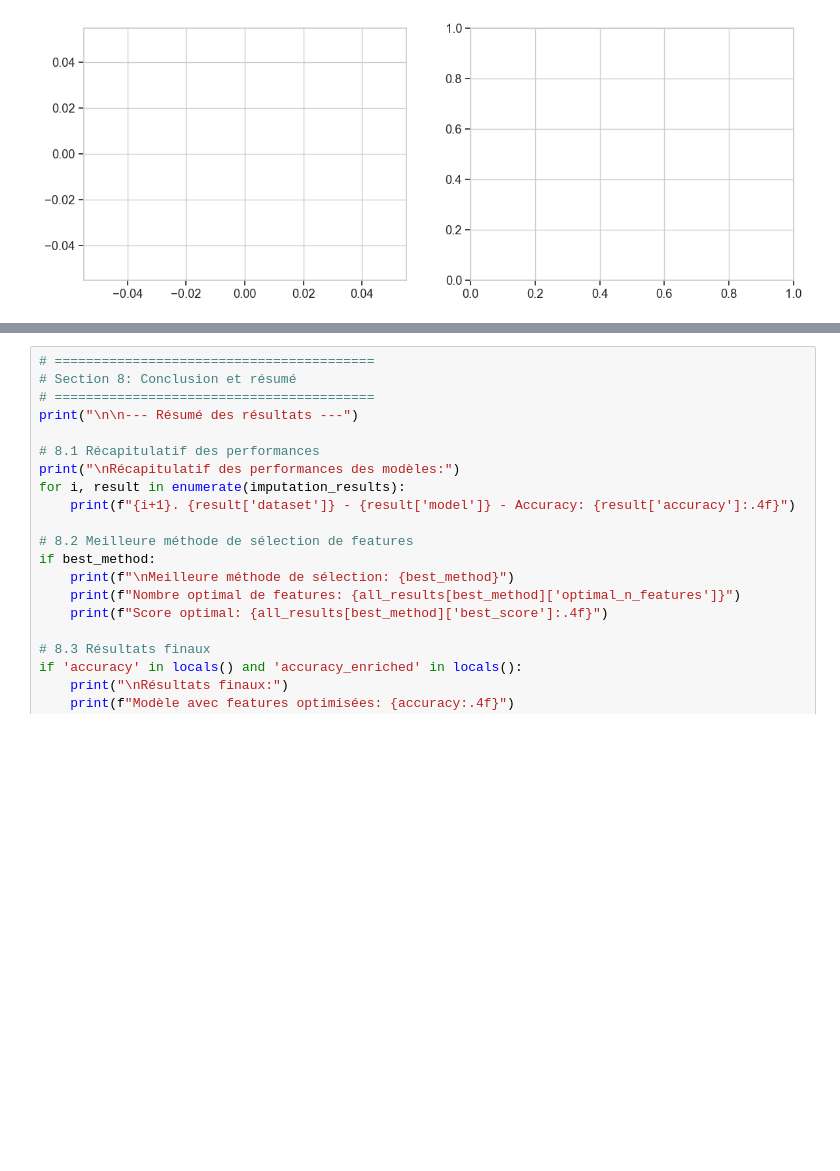
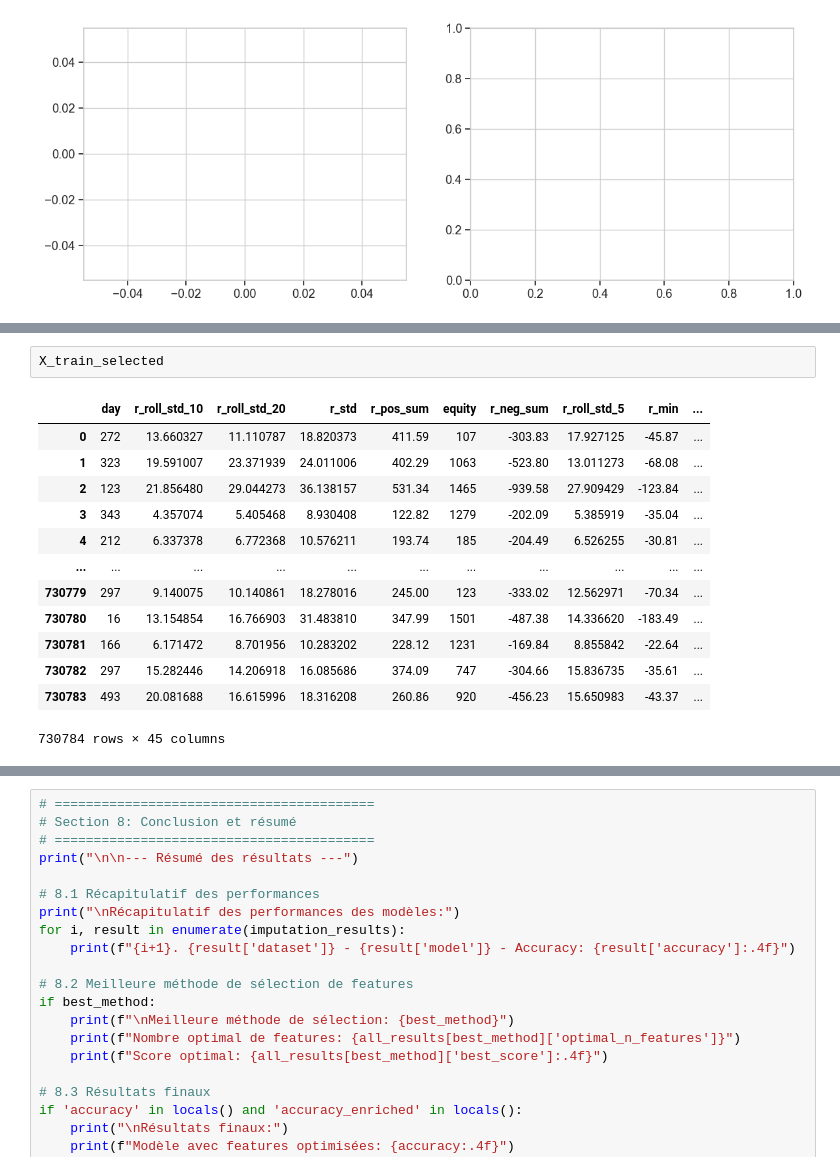
Before and after one commit to Julien-Zanin/ML-DataChallenge, a Jupyter notebook: improving_model.ipynb, the cells around one changed output, grey strips where cells are left out. Drawn from its saved outputs; the diff is of its cells as text; blank space fills up the shorter version.

```diff
--- a/improving_model.ipynb
+++ b/improving_model.ipynb
@@ -709,3 +708,19 @@ Accuracy: 0.3088
    macro avg       0.33      0.33      0.26    857641
 weighted avg       0.34      0.31      0.26    857641
 [figure]
+# %%
+X_train_selected
+# %% [output]
+|  | day | r_roll_std_10 | r_roll_std_20 | r_std | r_pos_sum | equity | r_neg_sum | r_roll_std_5 | r_min | ... |
+| 0 | 272 | 13.660327 | 11.110787 | 18.820373 | 411.59 | 107 | -303.83 | 17.927125 | -45.87 | ... |
+| 1 | 323 | 19.591007 | 23.371939 | 24.011006 | 402.29 | 1063 | -523.80 | 13.011273 | -68.08 | ... |
+| 2 | 123 | 21.856480 | 29.044273 | 36.138157 | 531.34 | 1465 | -939.58 | 27.909429 | -123.84 | ... |
+| 3 | 343 | 4.357074 | 5.405468 | 8.930408 | 122.82 | 1279 | -202.09 | 5.385919 | -35.04 | ... |
+| 4 | 212 | 6.337378 | 6.772368 | 10.576211 | 193.74 | 185 | -204.49 | 6.526255 | -30.81 | ... |
+| ... | ... | ... | ... | ... | ... | ... | ... | ... | ... | ... |
+| 730779 | 297 | 9.140075 | 10.140861 | 18.278016 | 245.00 | 123 | -333.02 | 12.562971 | -70.34 | ... |
+| 730780 | 16 | 13.154854 | 16.766903 | 31.483810 | 347.99 | 1501 | -487.38 | 14.336620 | -183.49 | ... |
+| 730781 | 166 | 6.171472 | 8.701956 | 10.283202 | 228.12 | 1231 | -169.84 | 8.855842 | -22.64 | ... |
+| 730782 | 297 | 15.282446 | 14.206918 | 16.085686 | 374.09 | 747 | -304.66 | 15.836735 | -35.61 | ... |
+| 730783 | 493 | 20.081688 | 16.615996 | 18.316208 | 260.86 | 920 | -456.23 | 15.650983 | -43.37 | ... |
+730784 rows × 45 columns
```
Also changed, not shown: parts of 7 cells of this notebook, 6 other files.
